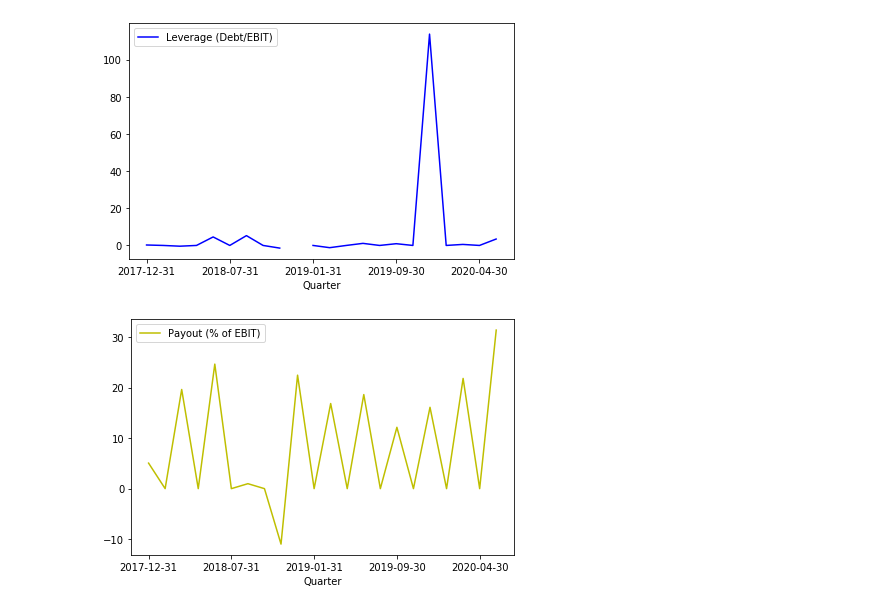
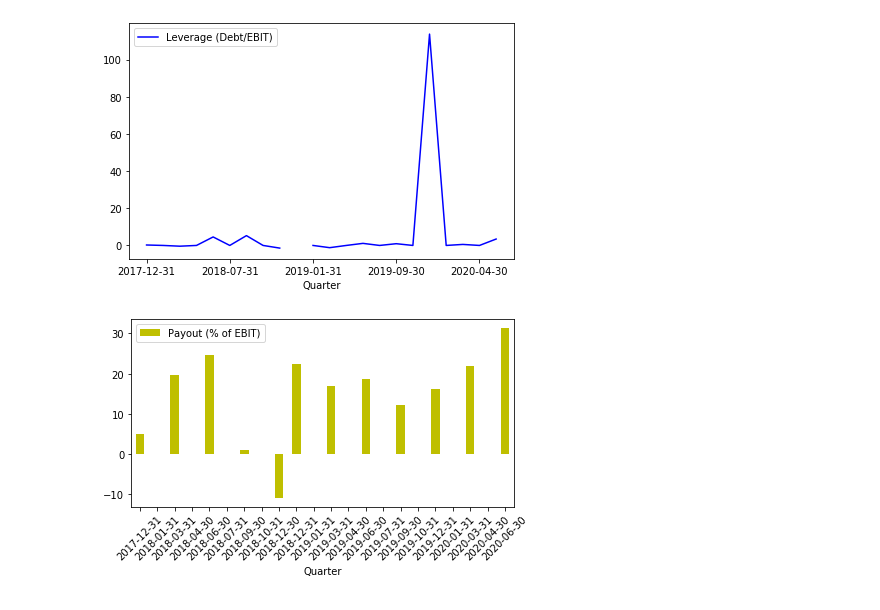
Before and after one commit to dsc55704973/project_one, a Jupyter notebook: developer/Daniel Carrillo's Work/visualizations_.ipynb, the cells around one changed output. Cells and saved outputs as stored; diff of their text form; code cells hidden in the pictures.

```diff
--- a/developer/Daniel Carrillo's Work/visualizations_.ipynb
+++ b/developer/Daniel Carrillo's Work/visualizations_.ipynb
@@ -174,13 +184,15 @@ plt.savefig("../average_leverage_over_time")
 # %%
 # average EBIT over time visualization
 average_quarterly_ebit=pd.DataFrame(quarterly_dict['Average Quarterly EBIT'])
-average_quarterly_ebit.plot(kind='line',color='y')
+average_quarterly_ebit.plot(kind='bar',color='y')
 plt.tight_layout()
 
+plt.xticks(rotation=45)
+
 # save output
-plt.savefig("../average_EBIT_over_time")
+plt.savefig("../visualizations/average_EBIT_over_time")
 # %% [output]
-[figure, old version]
+[figure, new version]
 # %%
 # div = df["Dividend Payout($mm)"]
 # new_div = div.dropna()
```
Also changed, not shown: parts of 8 cells of this notebook, 11 other files.
